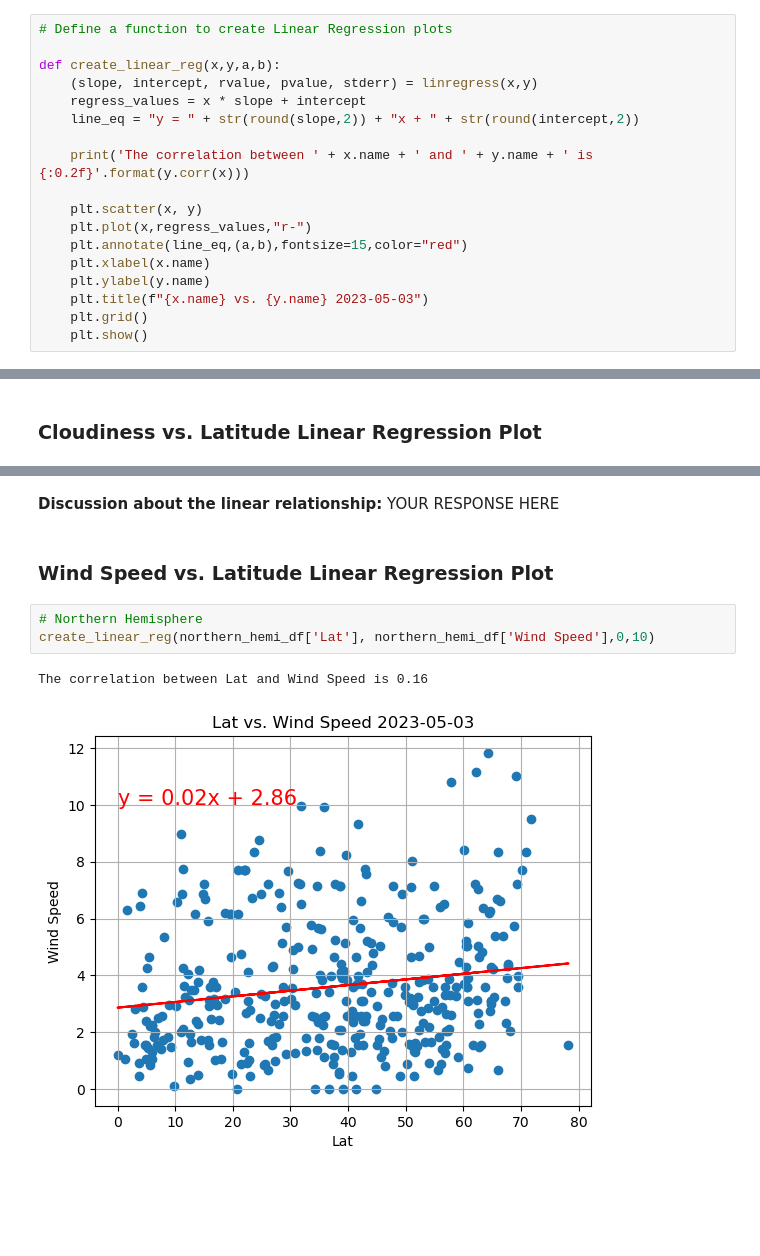
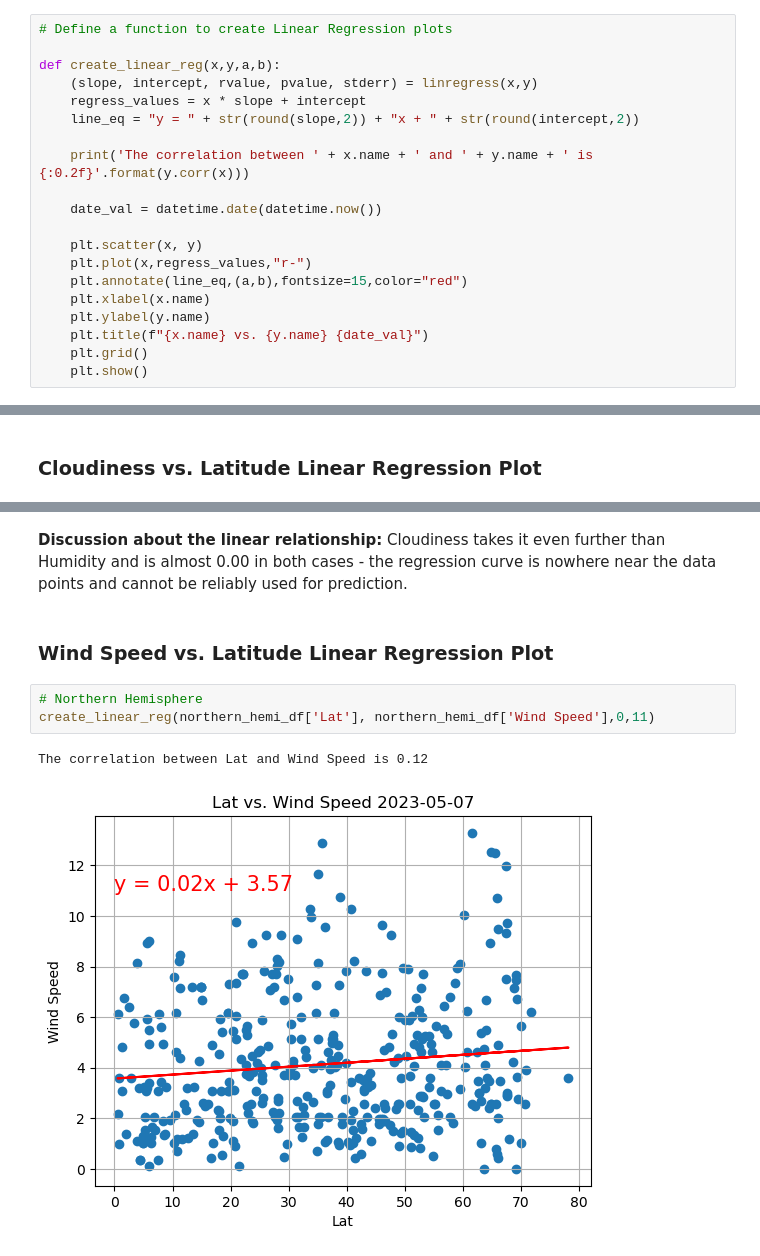
Before and after one commit to azbennett/python-api-challenge, a Jupyter notebook: WeatherPy/WeatherPy.ipynb, the cells around one changed output, grey strips where cells are left out. Saved outputs shown, nothing was run; the diff lists cells and outputs as text; blank space fills up the shorter version.

```diff
--- a/WeatherPy/WeatherPy.ipynb
+++ b/WeatherPy/WeatherPy.ipynb
@@ -301,12 +306,14 @@ def create_linear_reg(x,y,a,b):
 
     print('The correlation between ' + x.name + ' and ' + y.name + ' is {:0.2f}'.format(y.corr(x)))
 
+    date_val = datetime.date(datetime.now())
+
     plt.scatter(x, y)
     plt.plot(x,regress_values,"r-")
     plt.annotate(line_eq,(a,b),fontsize=15,color="red")
     plt.xlabel(x.name)
     plt.ylabel(y.name)
-    plt.title(f"{x.name} vs. {y.name} 2023-05-03")
+    plt.title(f"{x.name} vs. {y.name} {date_val}")
     plt.grid()
     plt.show()
 # %%
@@ -386,12 +393,12 @@ The correlation between Lat and Cloudiness is 0.10
-# %% [markdown]
-**Discussion about the linear relationship:** YOUR RESPONSE HERE
+# %% [markdown]
+**Discussion about the linear relationship:** Cloudiness takes it even further than Humidity and is almost 0.00 in both cases - the regression curve is nowhere near the data points and cannot be reliably used for prediction.
 # %% [markdown]
 ### Wind Speed vs. Latitude Linear Regression Plot
 # %%
 # Northern Hemisphere
-create_linear_reg(northern_hemi_df['Lat'], northern_hemi_df['Wind Speed'],0,10)
+create_linear_reg(northern_hemi_df['Lat'], northern_hemi_df['Wind Speed'],0,11)
 # %% [output]
-The correlation between Lat and Wind Speed is 0.16
+The correlation between Lat and Wind Speed is 0.12
-[figure, old version]
+[figure, new version]
 # %%
 # Southern Hemisphere
```
Also changed, not shown: parts of 25 cells of this notebook, 2 other files.
